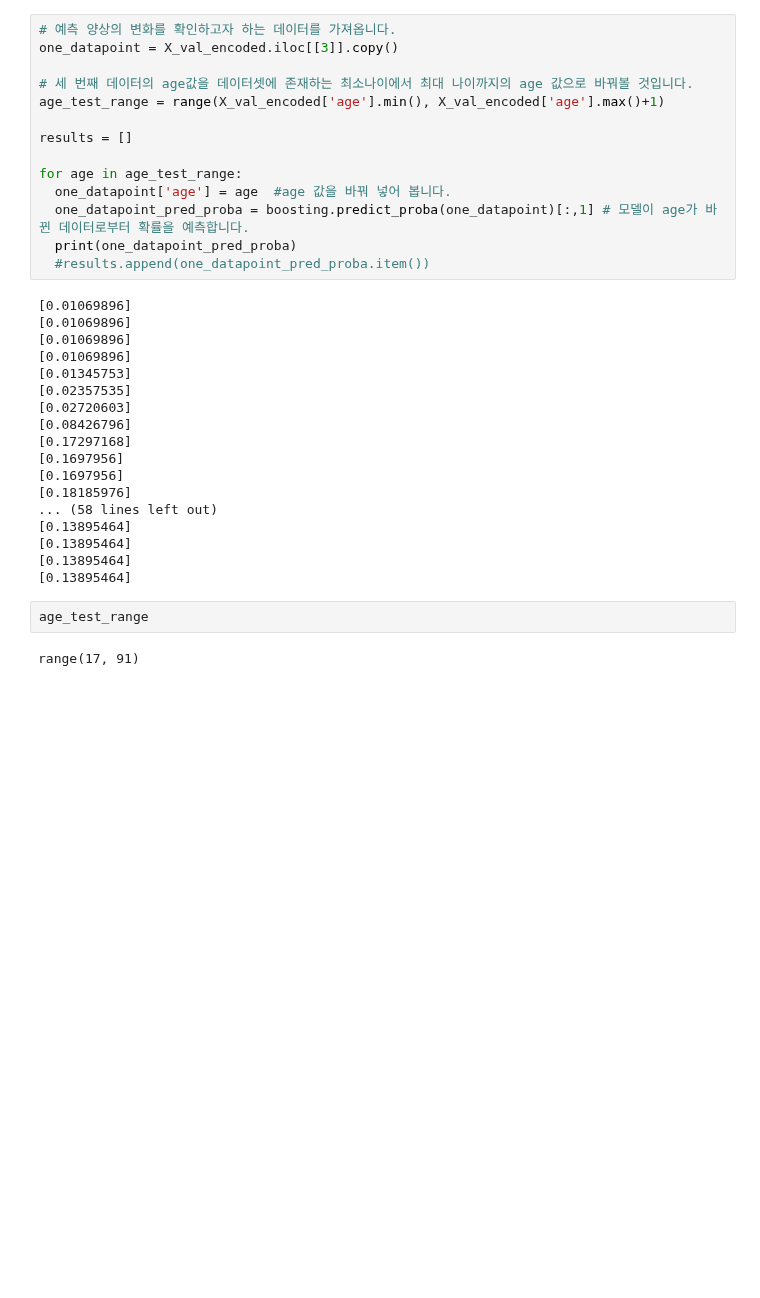
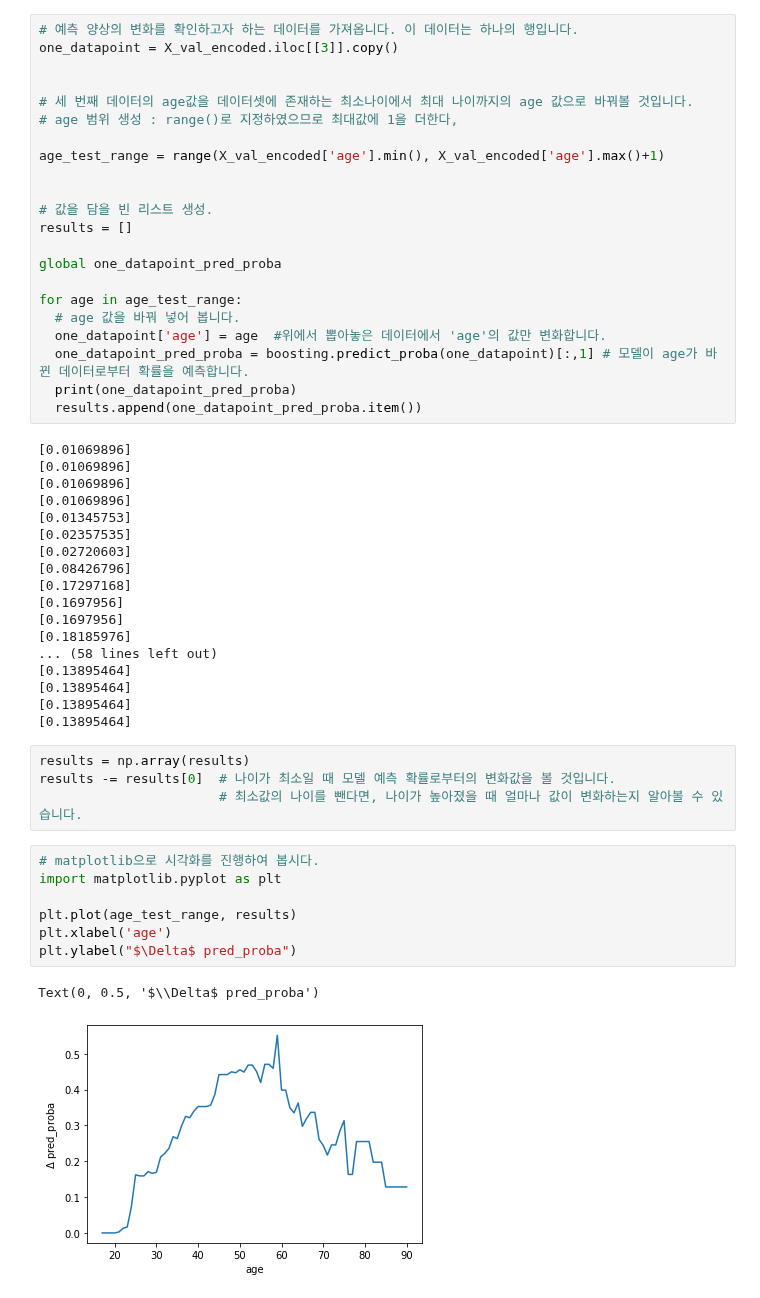
Before and after one commit to 00150/Practice-anything...., a Jupyter notebook: Untitled183.ipynb, the cells around one changed output. Cells and saved outputs as stored; diff of their text form; blank space fills up the shorter version.

Commit message:
ice plot()

```diff
--- a/Untitled183.ipynb
+++ b/Untitled183.ipynb
@@ -313,19 +312,27 @@ X_val.iloc[[3]]
 # %% [markdown]
 * 위와 같은 인구 통계 정보를 갖는 사람에 대하여, 나이가 바뀔수록 모델이 어떻게 예측을 달리하는지 확인하여 봅시다.
 # %%
-# 예측 양상의 변화를 확인하고자 하는 데이터를 가져옵니다.
+# 예측 양상의 변화를 확인하고자 하는 데이터를 가져옵니다. 이 데이터는 하나의 행입니다.
 one_datapoint = X_val_encoded.iloc[[3]].copy()
 
+
 # 세 번째 데이터의 age값을 데이터셋에 존재하는 최소나이에서 최대 나이까지의 age 값으로 바꿔볼 것입니다.
+# age 범위 생성 : range()로 지정하였으므로 최대값에 1을 더한다,
+
 age_test_range = range(X_val_encoded['age'].min(), X_val_encoded['age'].max()+1)
 
+
+# 값을 담을 빈 리스트 생성.
 results = []
 
+global one_datapoint_pred_proba
+
 for age in age_test_range:
-  one_datapoint['age'] = age  #age 값을 바꿔 넣어 봅니다.
+  # age 값을 바꿔 넣어 봅니다.
+  one_datapoint['age'] = age  #위에서 뽑아놓은 데이터에서 'age'의 값만 변화합니다.
   one_datapoint_pred_proba = boosting.predict_proba(one_datapoint)[:,1] # 모델이 age가 바뀐 데이터로부터 확률을 예측합니다.
   print(one_datapoint_pred_proba)
-  #results.append(one_datapoint_pred_proba.item())
+  results.append(one_datapoint_pred_proba.item())
 # %% [output]
 [0.01069896]
 [0.01069896]
@@ -344,7 +351,17 @@ for age in age_test_range:
 [0.13895464]
 [0.13895464]
 [0.13895464]
-# %%
-age_test_range
-# %% [output]
-range(17, 91)
+# %%
+results = np.array(results)
+results -= results[0]  # 나이가 최소일 때 모델 예측 확률로부터의 변화값을 볼 것입니다.
+                       # 최소값의 나이를 뺀다면, 나이가 높아졌을 때 얼마나 값이 변화하는지 알아볼 수 있습니다.
+# %%
+# matplotlib으로 시각화를 진행하여 봅시다.
+import matplotlib.pyplot as plt
+
+plt.plot(age_test_range, results)
+plt.xlabel('age')
+plt.ylabel("$\Delta$ pred_proba")
+# %% [output]
+Text(0, 0.5, '$\\Delta$ pred_proba')
+[figure, added]
```
Also changed, not shown: parts of 6 cells of this notebook.
